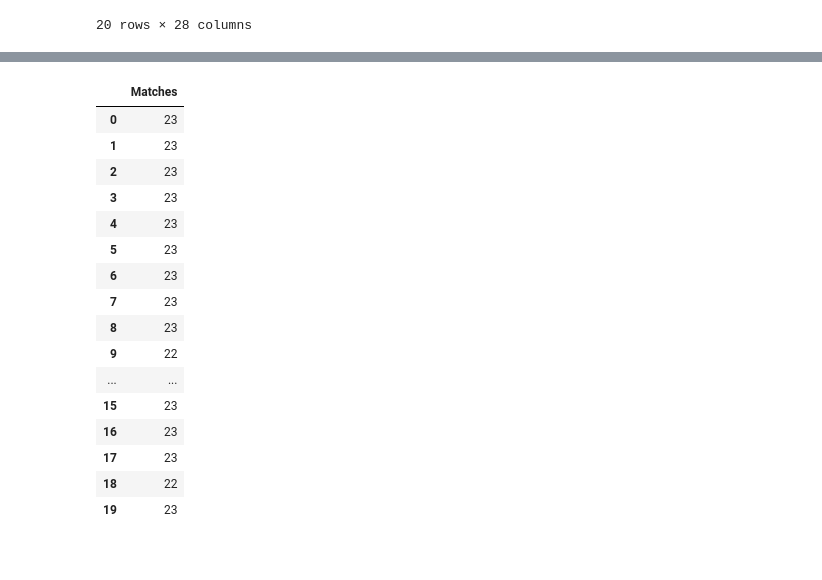
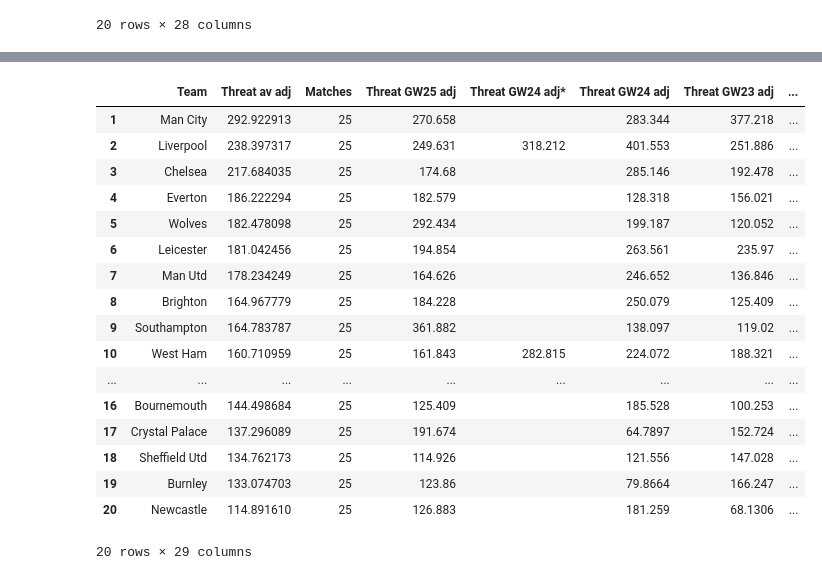
Before and after one commit to sminata/tikeve.github.io, a Jupyter notebook: outputFPL1.ipynb, the cells around one changed output, grey strips where cells are left out. Saved outputs shown, nothing was run; the diff lists cells and outputs as text; code cells hidden in the pictures.

```diff
--- a/outputFPL1.ipynb
+++ b/outputFPL1.ipynb
@@ -985,20 +962,21 @@ pd.DataFrame([len for ] )
-# %%
-TeamMatches
-# %% [output]
-|  | Matches |
-| 0 | 23 |
-| 1 | 23 |
-| 2 | 23 |
-| 3 | 23 |
-| 4 | 23 |
-| 5 | 23 |
-| 6 | 23 |
-| 7 | 23 |
-| 8 | 23 |
-| 9 | 22 |
-| ... | ... |
-| 15 | 23 |
-| 16 | 23 |
-| 17 | 23 |
-| 18 | 22 |
-| 19 | 23 |
+# %%
+TeamThreatAd
+# %% [output]
+|  | Team | Threat av adj | Matches | Threat GW25 adj | Threat GW24 adj* | Threat GW24 adj | Threat GW23 adj | ... |
+| 1 | Man City | 292.922913 | 25 | 270.658 |  | 283.344 | 377.218 | ... |
+| 2 | Liverpool | 238.397317 | 25 | 249.631 | 318.212 | 401.553 | 251.886 | ... |
+| 3 | Chelsea | 217.684035 | 25 | 174.68 |  | 285.146 | 192.478 | ... |
+| 4 | Everton | 186.222294 | 25 | 182.579 |  | 128.318 | 156.021 | ... |
+| 5 | Wolves | 182.478098 | 25 | 292.434 |  | 199.187 | 120.052 | ... |
+| 6 | Leicester | 181.042456 | 25 | 194.854 |  | 263.561 | 235.97 | ... |
+| 7 | Man Utd | 178.234249 | 25 | 164.626 |  | 246.652 | 136.846 | ... |
+| 8 | Brighton | 164.967779 | 25 | 184.228 |  | 250.079 | 125.409 | ... |
+| 9 | Southampton | 164.783787 | 25 | 361.882 |  | 138.097 | 119.02 | ... |
+| 10 | West Ham | 160.710959 | 25 | 161.843 | 282.815 | 224.072 | 188.321 | ... |
+| ... | ... | ... | ... | ... | ... | ... | ... | ... |
+| 16 | Bournemouth | 144.498684 | 25 | 125.409 |  | 185.528 | 100.253 | ... |
+| 17 | Crystal Palace | 137.296089 | 25 | 191.674 |  | 64.7897 | 152.724 | ... |
+| 18 | Sheffield Utd | 134.762173 | 25 | 114.926 |  | 121.556 | 147.028 | ... |
+| 19 | Burnley | 133.074703 | 25 | 123.86 |  | 79.8664 | 166.247 | ... |
+| 20 | Newcastle | 114.891610 | 25 | 126.883 |  | 181.259 | 68.1306 | ... |
+20 rows × 29 columns
```
Also changed, not shown: parts of 4 cells of this notebook, 18 other files.
